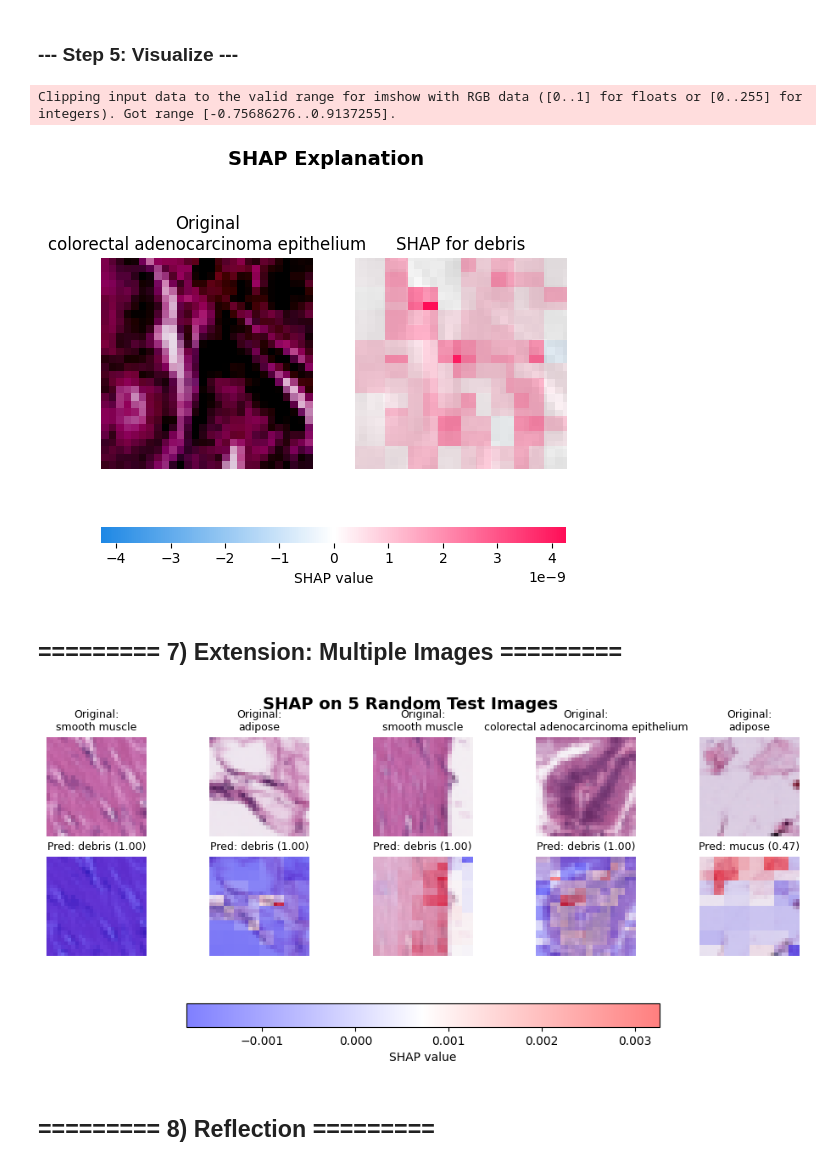
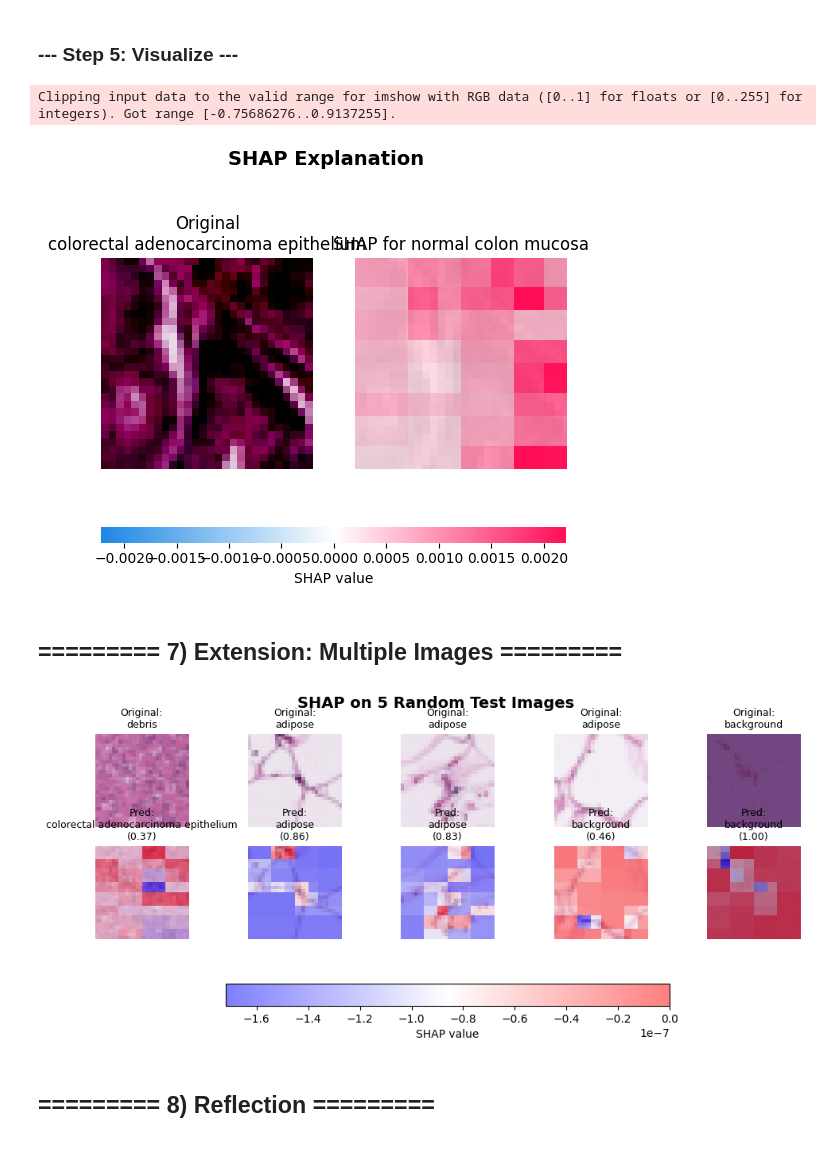
Before and after one commit to LeivaDiego/SHAP-MedMNIST, a Jupyter notebook: lab3.ipynb, the cells around one changed output. Drawn from its saved outputs; the diff is of its cells as text; code cells hidden in the pictures.

Commit message:
fix: double normalization made bad preds
- fixed forward function to detect if data is normalized or not so it does not re normalize data and made a bad model

```diff
--- a/lab3.ipynb
+++ b/lab3.ipynb
@@ -132,30 +132,31 @@ Pretrained model loaded successfully!
 # %% [markdown]
 ### --- Step 1: Helper function for SHAP ---
 # %%
-# HINT: x will come as a numpy array with shape (N, H, W, C).
-#       Convert it to a torch tensor (N, C, H, W), run through the model,
-#       return probabilities as numpy.
 def model_forward(x):
-    # Ensure batch np.array
     if isinstance(x, list):
         x = np.stack(x, axis=0)
-
     x = x.astype(np.float32)
 
-    # If images are 0–255, scale to 0–1
+    # Case 1: [0, 255] -> [0,1] Normalization
     if x.max() > 1.0:
         x = x / 255.0
 
-    # Match training normalization: Normalize(mean=0.5, std=0.5) per channel
-    x = (x - 0.5) / 0.5  # -> [-1, 1]
+    # Case 2: if it's already roughly [-1,1], skip; if [0,1], normalize to [-1,1]
+    # (tolerant thresholds to avoid floating noise)
+    xmin, xmax = x.min(), x.max()
+    if xmin >= -1.5 and xmax <= 1.5:
+        # assume already normalized by dataset; do nothing
+        x = x
+    else:
+        # assume [0,1]; normalize like the dataset did
+        x = (x - 0.5) / 0.5
 
-    # To torch tensor with shape (N, C, H, W)
+    # NHWC -> NCHW and to device
     xt = torch.from_numpy(x).permute(0, 3, 1, 2).to(device)
-
-    # Forward pass -> probabilities
+    # Inference
     with torch.no_grad():
-        logits = model(xt)
-        probs = torch.softmax(logits, dim=1).cpu().numpy()
+        logits = model(xt) # (N, n_classes) logits
+        probs = torch.softmax(logits, dim=1).cpu().numpy() # (N, n_classes) probs
 
     return probs
 # %% [markdown]
@@ -232,7 +233,7 @@ fig.suptitle("SHAP Explanation", fontsize=14, weight="bold")
 plt.show()
 # %% [output]
 Clipping input data to the valid range for imshow with RGB data ([0..1] for floats or [0..255] for integers). Got range [-0.75686276..0.9137255].
-[figure, old version]
+[figure, new version]
 # %% [markdown]
 ## ========= 7) Extension: Multiple Images =========
 # %%
@@ -261,34 +262,34 @@ shap_values_batch = explainer(x_batch, max_evals=500)   # values: (N,H,W,C,n_out
 # De-normalize for DISPLAY only (avoid clipping warnings)
 disp_batch = np.clip(x_batch * 0.5 + 0.5, 0, 1)  # (N,H,W,C) in [0,1]
 
 # 2 rows × k cols: top originals, bottom SHAP overlays
 fig, axes = plt.subplots(2, k, figsize=(2.4*k, 4.8))
 
 im_last = None # Keep track of the last image for colorbar
 
 for j in range(k):
     # Top: original + true label
     axes[0, j].imshow(disp_batch[j])
     axes[0, j].set_title(f"Original:\n{id2label[true_idxs[j]]}", fontsize=9)
     axes[0, j].axis("off")
 
     # Bottom: SHAP for the predicted class (sum over channels -> 2D heatmap)
     sv = shap_values_batch.values[j, :, :, :, pred_idxs[j]]  # (H, W, C)
     sv2d = sv.sum(axis=-1)                                   # (H, W)
 
     axes[1, j].imshow(disp_batch[j])
     im_last = axes[1, j].imshow(sv2d, cmap="bwr", alpha=0.5)  # diverging: blue(-) / red(+)
-    axes[1, j].set_title(f"Pred: {id2label[pred_idxs[j]]} ({pred_probs[j]:.2f})", fontsize=9)
+    axes[1, j].set_title(f"Pred:\n{id2label[pred_idxs[j]]}\n({pred_probs[j]:.2f})", fontsize=9)
     axes[1, j].axis("off")
 
 fig.suptitle("SHAP on 5 Random Test Images", fontsize=14, weight="bold")
 
 # Add a single colorbar for the SHAP values
 cbar = fig.colorbar(im_last, ax=axes.ravel().tolist(), shrink=0.6, orientation="horizontal")
 cbar.set_label("SHAP value")
 
 plt.show()
 # %% [output]
-[figure, old version]
+[figure, new version]
 # %% [markdown]
 ## ========= 8) Reflection =========
```
Also changed, not shown: parts of 2 cells of this notebook.
